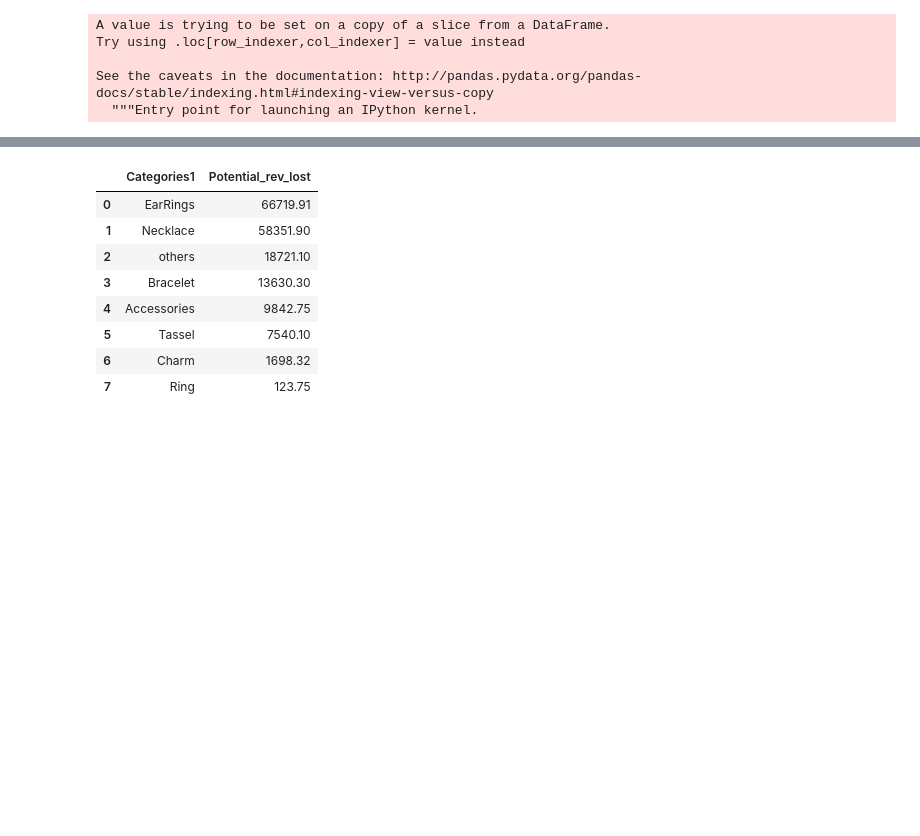
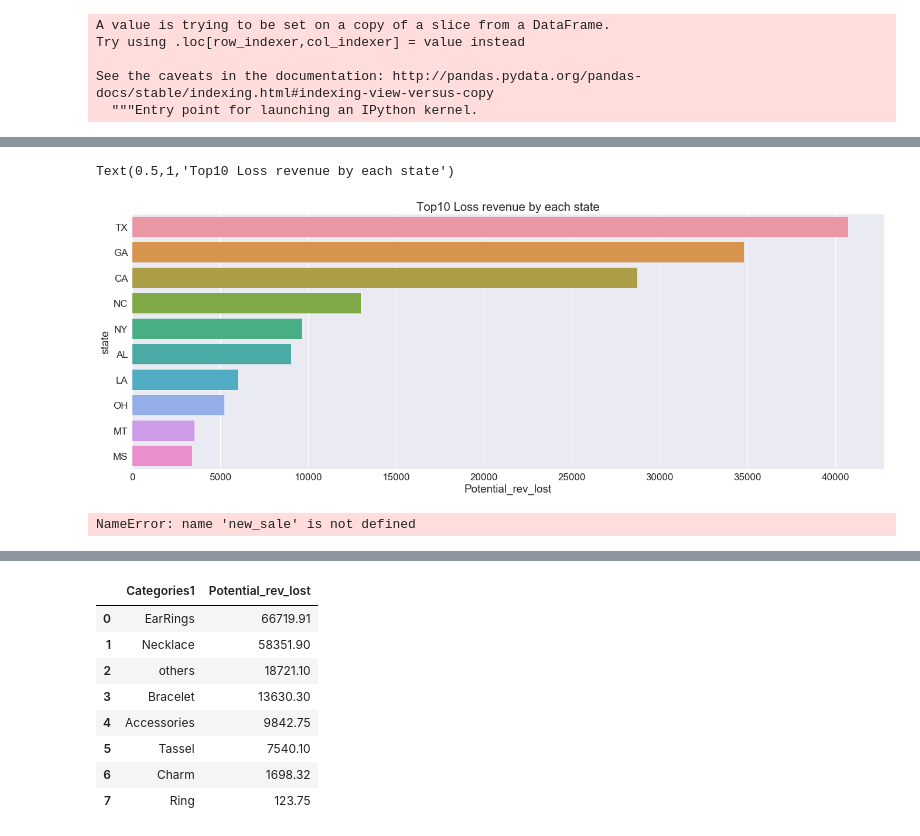
Before and after one commit to lksfr/NOSO, a Jupyter notebook: Bird/Untitled1.ipynb, the cells around one changed output, grey strips where cells are left out. Cells and saved outputs as stored; diff of their text form; code cells hidden in the pictures; blank space fills up the shorter version.

```diff
--- a/Bird/Untitled1.ipynb
+++ b/Bird/Untitled1.ipynb
@@ -123,0 +409,11 @@ state_by_lost
+# %%
+sns.set(font_scale=1.7)
+fig, ax1 = plt.subplots(figsize=(23,8))
+# Plot the barplot
+sns.barplot(x='Potential_rev_lost', y='State_sold', data=state_by_lost)
+# Assign y axis label for bar plot
+ax1.set_ylabel('state')
+ax1.set_title('Top10 Loss revenue by each state')
+# %% [output]
+Text(0.5,1,'Top10 Loss revenue by each state')
+[figure, added]
@@ -124,3 +422,7 @@ state_by_lost
+# %%
+new_sale
+# %% [output]
+NameError: name 'new_sale' is not defined
 # %%
 Categories_by_lost = pd.DataFrame(Return_orders.groupby(['Categories1'])['Potential_rev_lost'].sum()).sort_values(by = 'Potential_rev_lost', ascending = False)
 # %%
```
Also changed, not shown: parts of 149 cells of this notebook, 6 other files.
